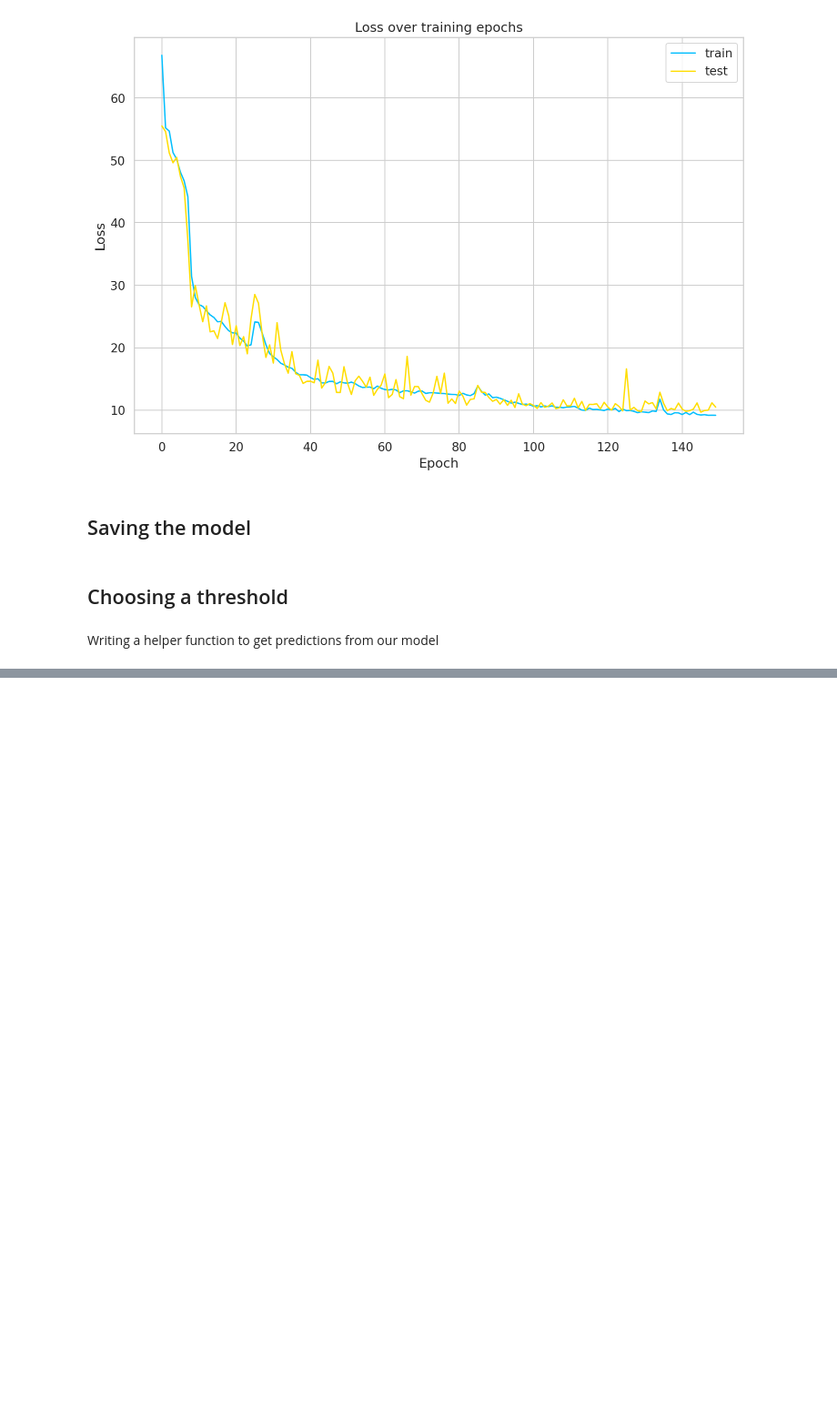
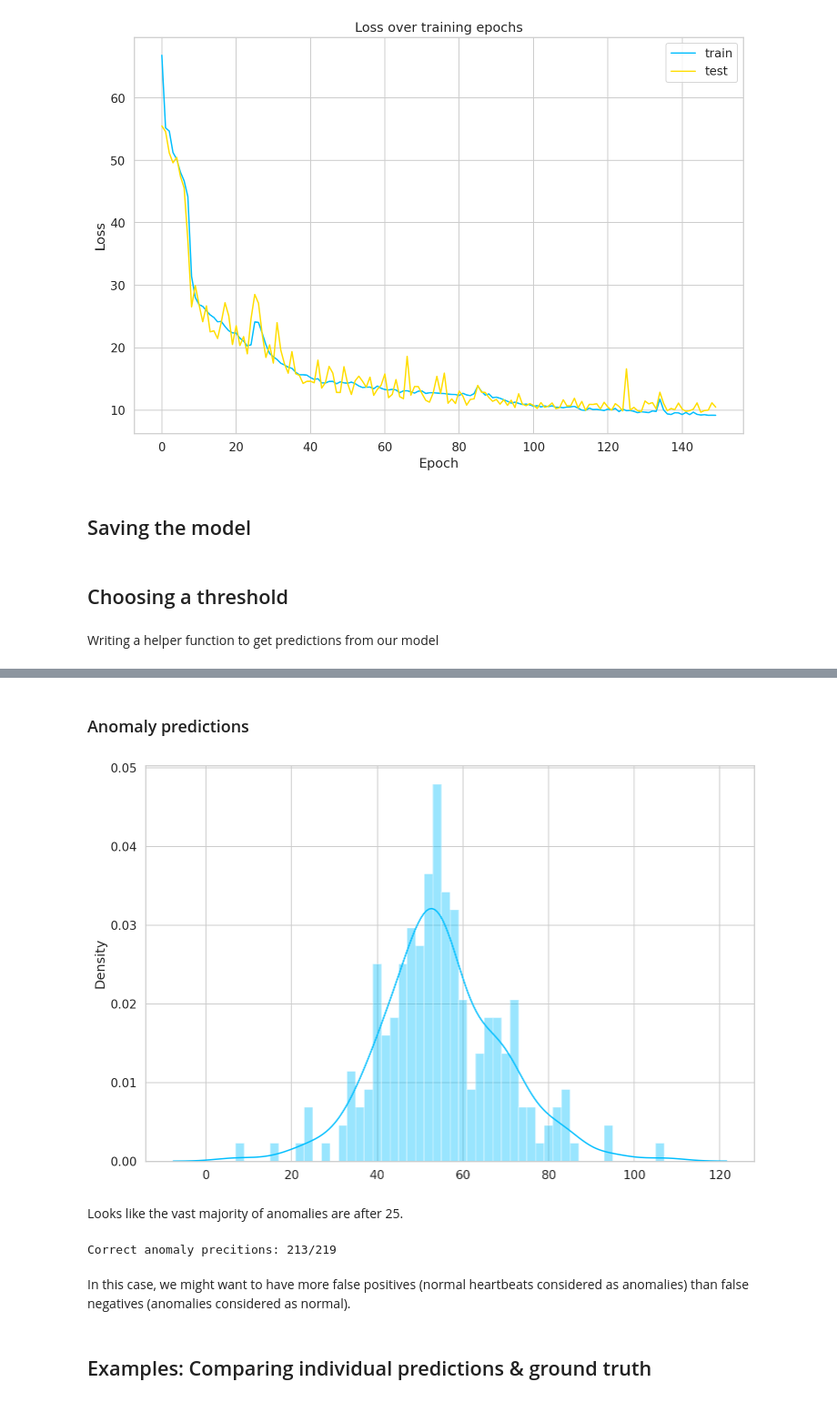
Before and after one commit to mtamjidhossain/Time-Series-Anomaly-Detection-in-ECG-data-using-LSTM-Autoencoder, a Jupyter notebook: time-series-anomaly-detection-with-pytorch.ipynb, the cells around one changed output, grey strips where cells are left out. Shown: that part at 91% size. Cells and saved outputs as stored; diff of their text form; code cells hidden in the pictures; blank space fills up the shorter version.

Commit message:
Kaggle Notebook | Time Series Anomaly Detection with PyTorch | Version 2

```diff
--- a/time-series-anomaly-detection-with-pytorch.ipynb
+++ b/time-series-anomaly-detection-with-pytorch.ipynb
@@ -546,0 +586,21 @@ sns.distplot(losses, bins= 50, kde= True)
+# %% [markdown]
+### Anomaly predictions
+# %%
+anomaly_dataset = test_anomaly_dataset[:len(test_normal_dataset)]
+
+predictions, pred_losses = predict(model, anomaly_dataset)
+
+sns.distplot(pred_losses, bins= 50, kde= True);
+# %% [output]
+[figure, added]
+# %% [markdown]
+Looks like the vast majority of anomalies are after 25.
+# %%
+correct = sum(l > THRESHOLD for l in pred_losses)
+print(f'Correct anomaly precitions: {correct}/{len(anomaly_dataset)}')
+# %% [output]
+Correct anomaly precitions: 213/219
+# %% [markdown]
+ In this case, we might want to have more false positives (normal heartbeats considered as anomalies) than false negatives (anomalies considered as normal).
+# %% [markdown]
+## Examples: Comparing individual predictions & ground truth
```
Also changed, not shown: parts of 14 cells of this notebook.
